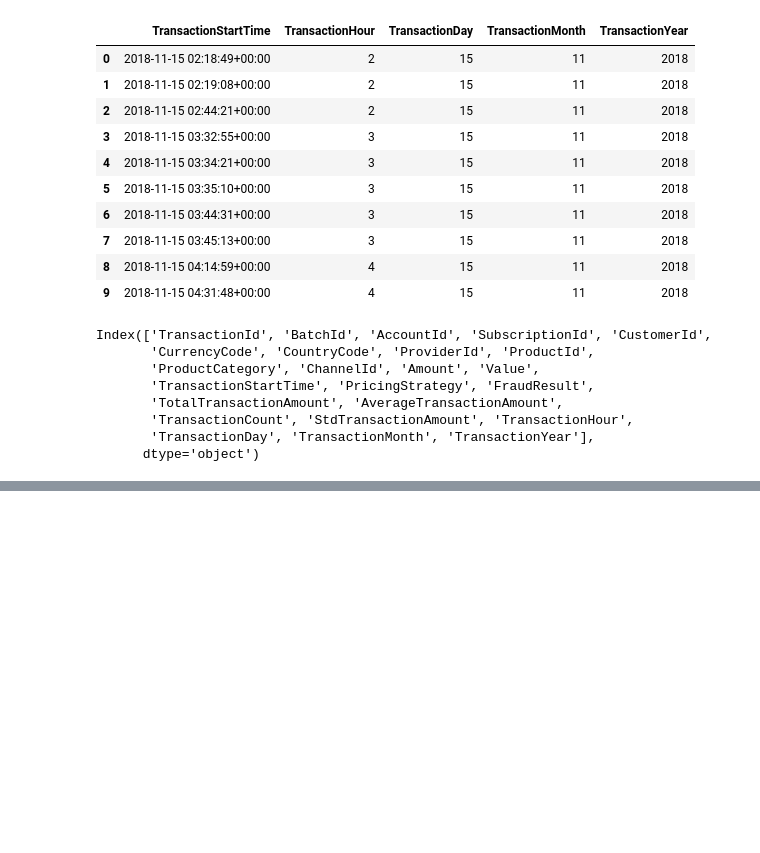
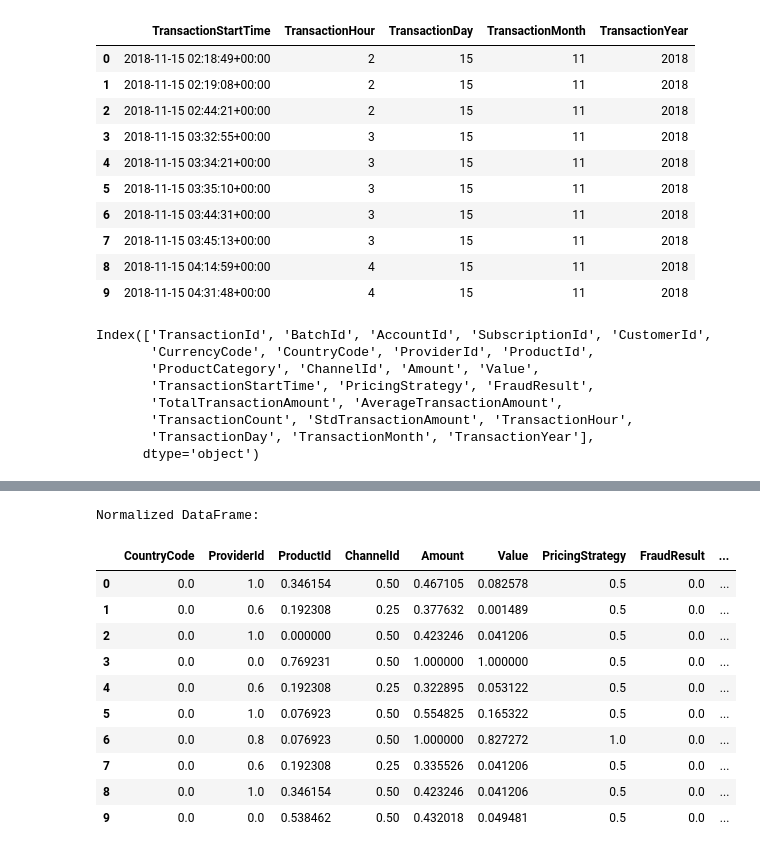
Before and after one commit to Semir1r/Credit-card-fraud-detection, a Jupyter notebook: notebooks/fraud_detection.ipynb, the cells around one changed output, grey strips where cells are left out. Cells and saved outputs as stored; diff of their text form; code cells hidden in the pictures; blank space fills up the shorter version.

```diff
--- a/notebooks/fraud_detection.ipynb
+++ b/notebooks/fraud_detection.ipynb
@@ -344,0 +378,3 @@ Index(['TransactionId', 'BatchId', 'AccountId', 'SubscriptionId', 'CustomerId',
+# %%
+numerical_columns_new=new_dataframe_encoded.select_dtypes(include=['float64', 'int64','int32']).columns
+print(numerical_columns_new)
@@ -344,0 +392,26 @@ Index(['TransactionId', 'BatchId', 'AccountId', 'SubscriptionId', 'CustomerId',
+# %%
+from sklearn.preprocessing import MinMaxScaler
+min_max_scaler = MinMaxScaler()
+new_dataframe_encoded_normalize = min_max_scaler.fit_transform(new_dataframe_encoded[numerical_columns_new])
+# Convert the normalized data to a DataFrame with the original column names
+normalized_df = pd.DataFrame(new_dataframe_encoded_normalize, columns=numerical_columns_new)
+
+df_normalized = normalized_df.copy()
+df_normalized[numerical_columns_new] = normalized_df
+
+
+print("Normalized DataFrame:")
+df_normalized.head(10)
+# %% [output]
+Normalized DataFrame:
+|  | CountryCode | ProviderId | ProductId | ChannelId | Amount | Value | PricingStrategy | FraudResult | ... |
+| 0 | 0.0 | 1.0 | 0.346154 | 0.50 | 0.467105 | 0.082578 | 0.5 | 0.0 | ... |
+| 1 | 0.0 | 0.6 | 0.192308 | 0.25 | 0.377632 | 0.001489 | 0.5 | 0.0 | ... |
+| 2 | 0.0 | 1.0 | 0.000000 | 0.50 | 0.423246 | 0.041206 | 0.5 | 0.0 | ... |
+| 3 | 0.0 | 0.0 | 0.769231 | 0.50 | 1.000000 | 1.000000 | 0.5 | 0.0 | ... |
+| 4 | 0.0 | 0.6 | 0.192308 | 0.25 | 0.322895 | 0.053122 | 0.5 | 0.0 | ... |
+| 5 | 0.0 | 1.0 | 0.076923 | 0.50 | 0.554825 | 0.165322 | 0.5 | 0.0 | ... |
+| 6 | 0.0 | 0.8 | 0.076923 | 0.50 | 1.000000 | 0.827272 | 1.0 | 0.0 | ... |
+| 7 | 0.0 | 0.6 | 0.192308 | 0.25 | 0.335526 | 0.041206 | 0.5 | 0.0 | ... |
+| 8 | 0.0 | 1.0 | 0.346154 | 0.50 | 0.423246 | 0.041206 | 0.5 | 0.0 | ... |
+| 9 | 0.0 | 0.0 | 0.538462 | 0.50 | 0.432018 | 0.049481 | 0.5 | 0.0 | ... |
```
Also changed, not shown: parts of 8 cells of this notebook, 2 other files.
